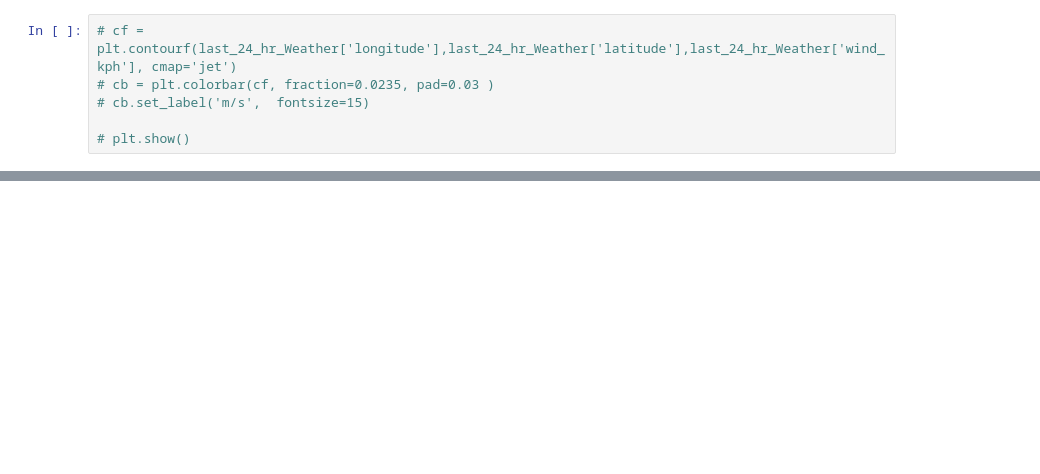
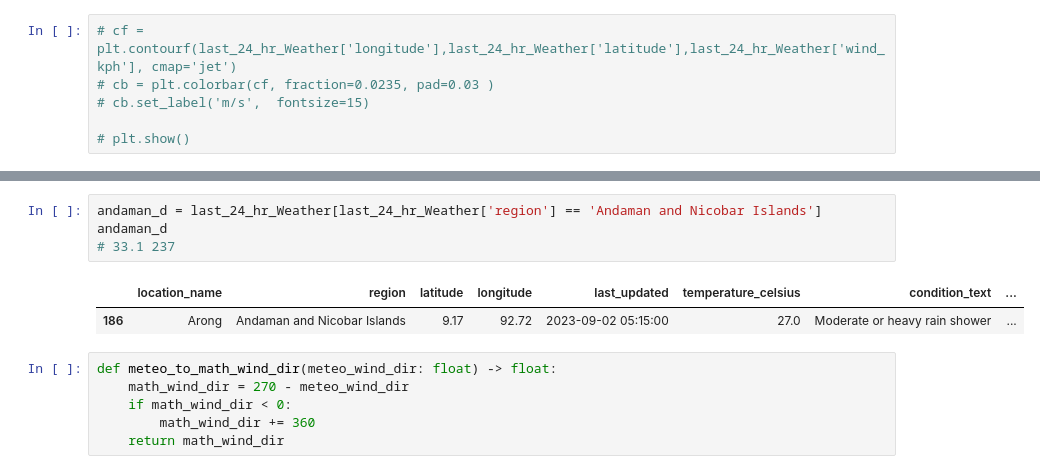
Before and after one commit to maximuu19/Kaggle-Projects, a Jupyter notebook: indian-weather-channel.ipynb, the cells around one changed output, grey strips where cells are left out. Saved outputs shown, nothing was run; the diff lists cells and outputs as text; blank space fills up the shorter version.

Commit message:
Kaggle Notebook | 24 hours weather data :> | Version 5

```diff
--- a/indian-weather-channel.ipynb
+++ b/indian-weather-channel.ipynb
@@ -388,0 +387,13 @@ fig.show()
+# %%
+andaman_d = last_24_hr_Weather[last_24_hr_Weather['region'] == 'Andaman and Nicobar Islands']
+andaman_d
+# 33.1 237
+# %% [output]
+|  | location_name | region | latitude | longitude | last_updated | temperature_celsius | condition_text | ... |
+| 186 | Arong | Andaman and Nicobar Islands | 9.17 | 92.72 | 2023-09-02 05:15:00 | 27.0 | Moderate or heavy rain shower | ... |
+# %%
+def meteo_to_math_wind_dir(meteo_wind_dir: float) -> float:
+    math_wind_dir = 270 - meteo_wind_dir
+    if math_wind_dir < 0:
+        math_wind_dir += 360
+    return math_wind_dir
```
Also changed, not shown: parts of 40 cells of this notebook.
